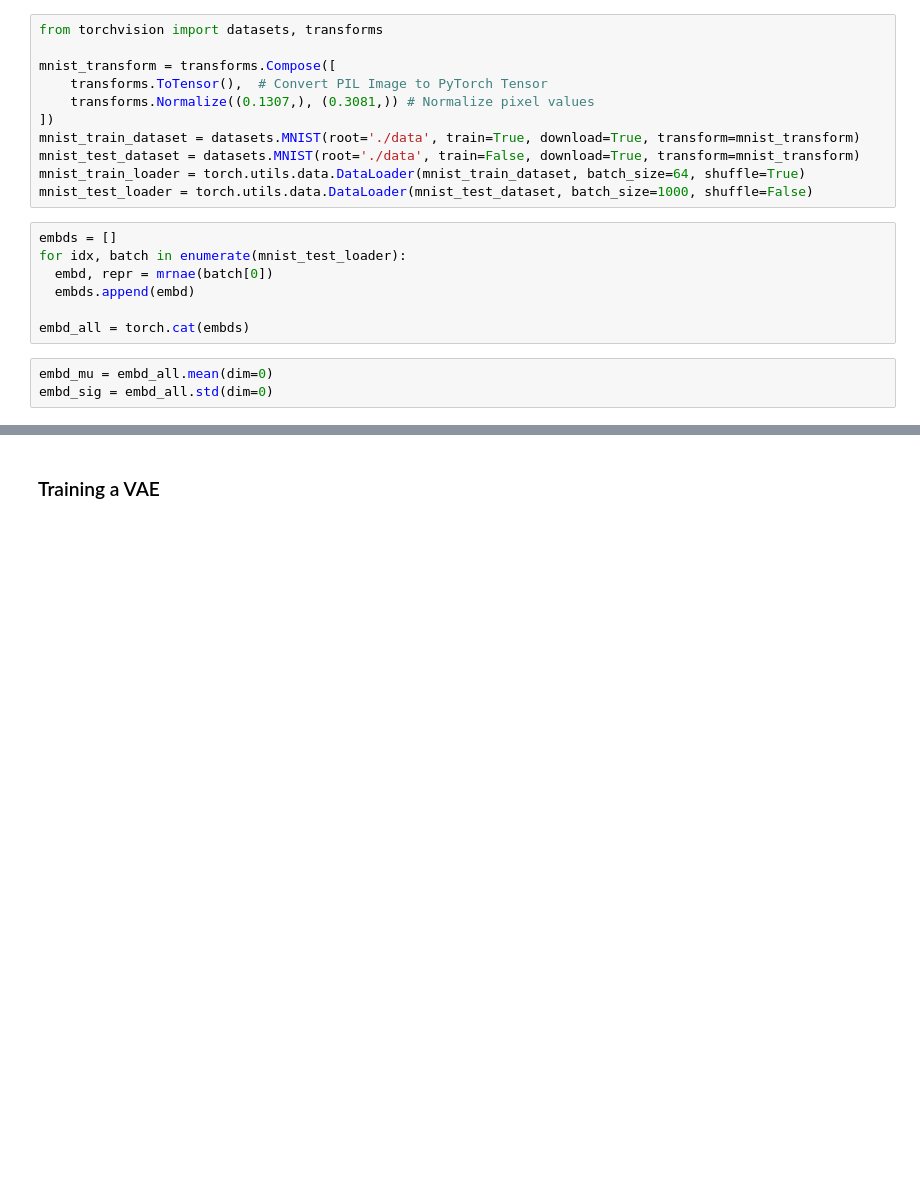
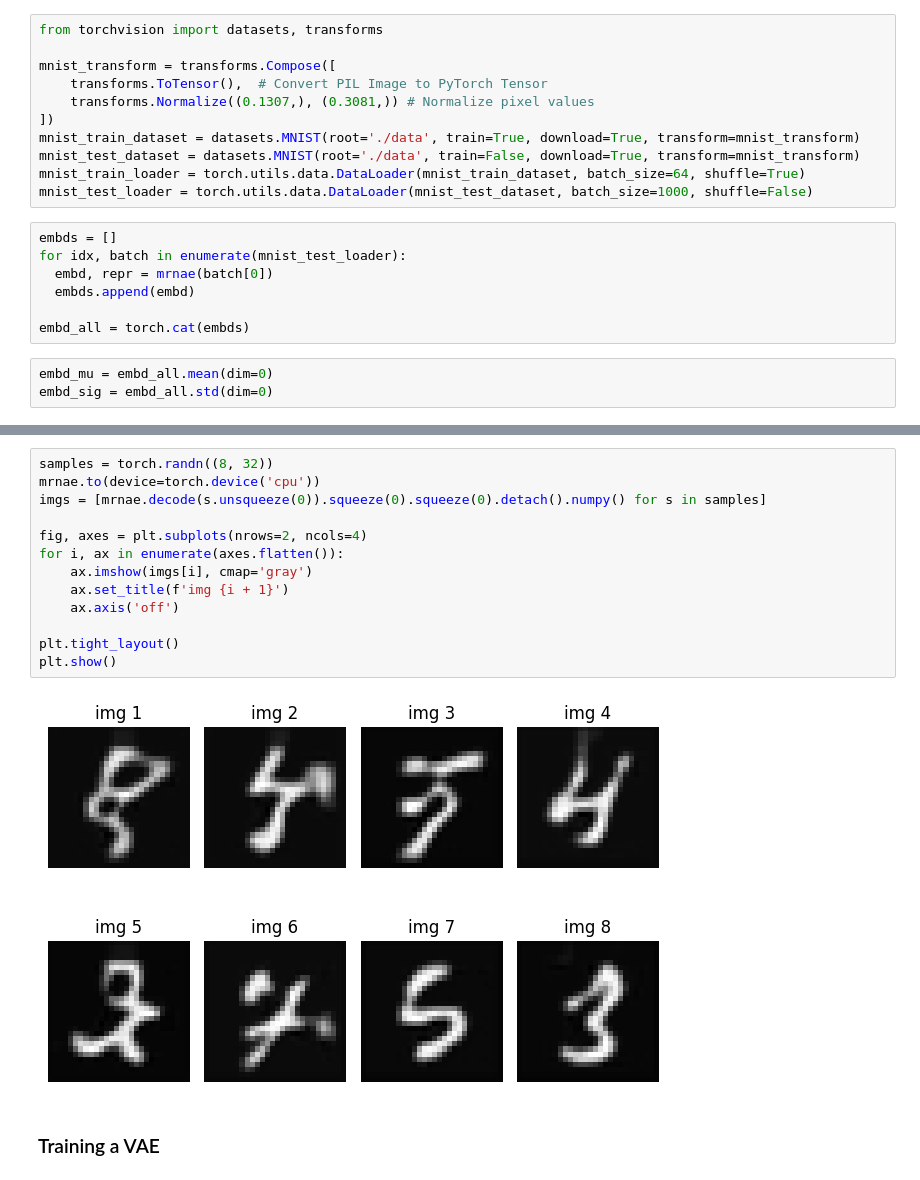
Before and after one commit to yourboijake/cv_selflearning, a Jupyter notebook: openvla/wk7-8/vae.ipynb, the cells around one changed output, grey strips where cells are left out. Saved outputs shown, nothing was run; the diff lists cells and outputs as text; blank space fills up the shorter version.

```diff
--- a/openvla/wk7-8/vae.ipynb
+++ b/openvla/wk7-8/vae.ipynb
@@ -59,3 +66,18 @@ plt.show()
+# %%
+samples = torch.randn((8, 32))
+mrnae.to(device=torch.device('cpu'))
+imgs = [mrnae.decode(s.unsqueeze(0)).squeeze(0).squeeze(0).detach().numpy() for s in samples]
+
+fig, axes = plt.subplots(nrows=2, ncols=4)
+for i, ax in enumerate(axes.flatten()):
+    ax.imshow(imgs[i], cmap='gray')
+    ax.set_title(f'img {i + 1}')
+    ax.axis('off')
+
+plt.tight_layout()
+plt.show()
+# %% [output]
+[figure, added]
 # %% [markdown]
 ### Training a VAE
 # %%
```
Also changed, not shown: parts of 7 cells of this notebook, 3 other files.
